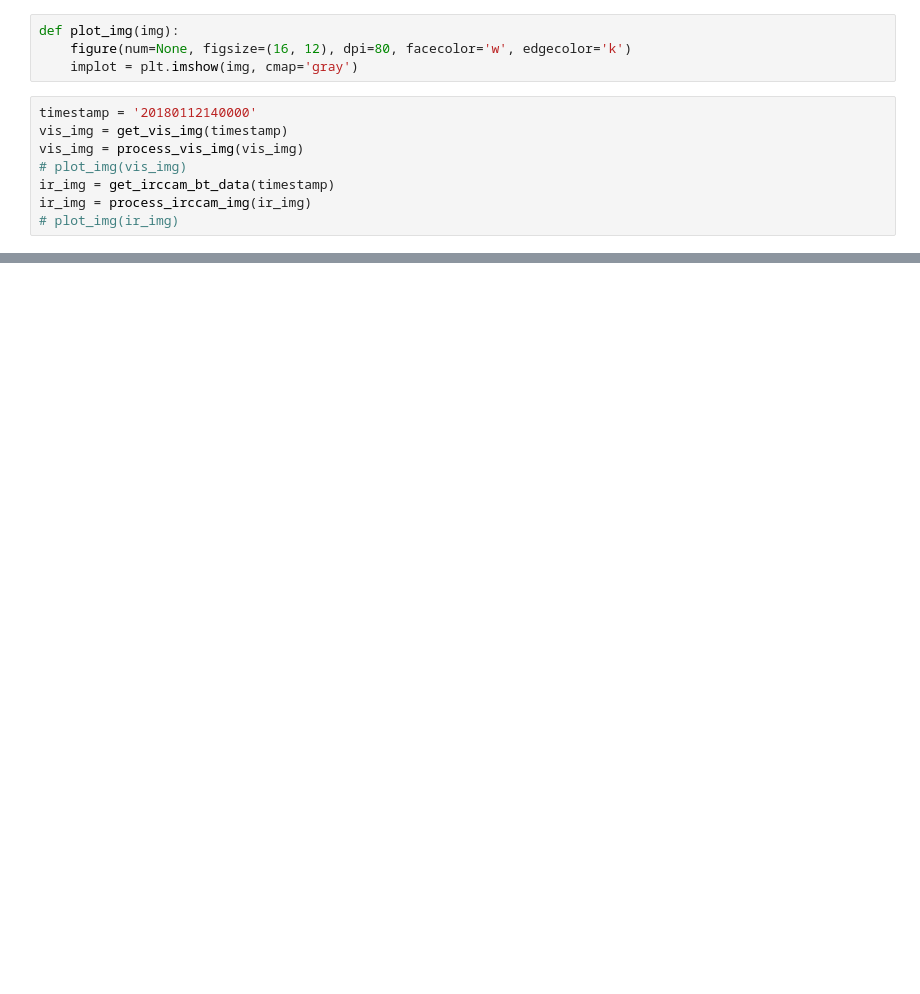
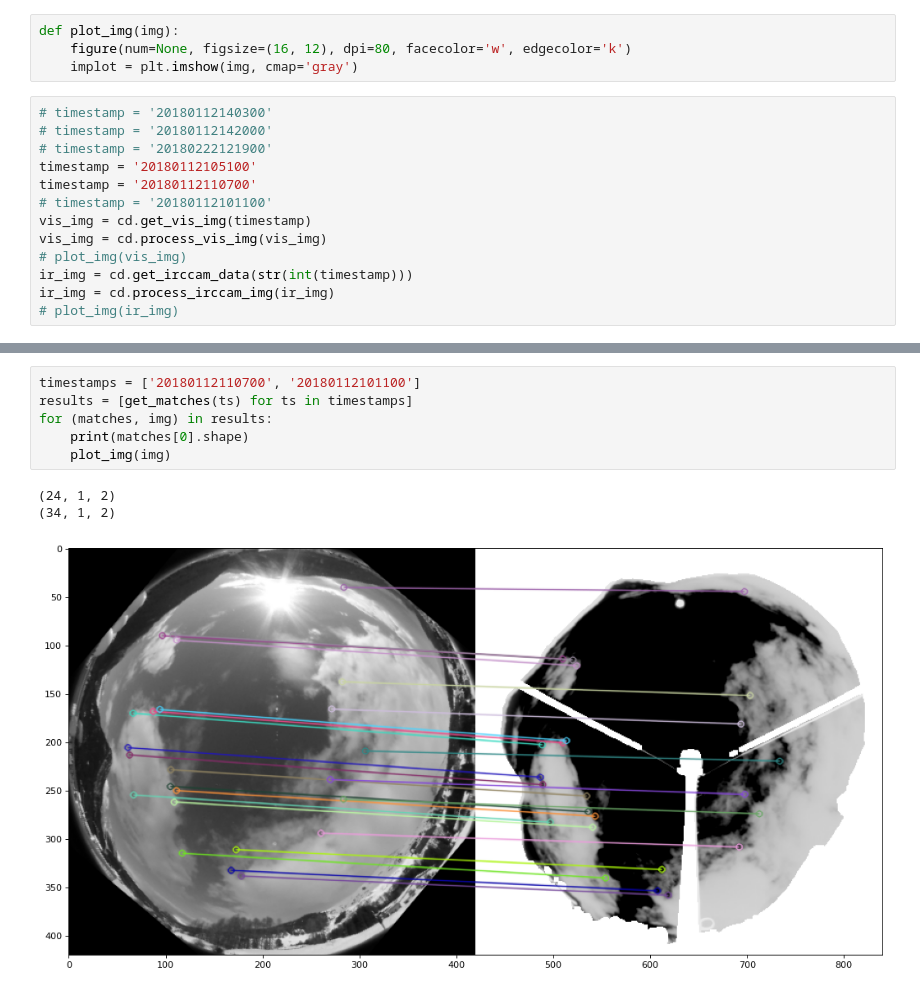
Before and after one commit to elrichgro/cloudseg, a Jupyter notebook: irccam/notebooks/transformation_matrix.ipynb, the cells around one changed output, grey strips where cells are left out. Saved outputs shown, nothing was run; the diff lists cells and outputs as text; blank space fills up the shorter version.

```diff
--- a/irccam/notebooks/transformation_matrix.ipynb
+++ b/irccam/notebooks/transformation_matrix.ipynb
@@ -17,11 +17,16 @@ def plot_img(img):
     figure(num=None, figsize=(16, 12), dpi=80, facecolor='w', edgecolor='k')
     implot = plt.imshow(img, cmap='gray')
 # %%
-timestamp = '20180112140000'
-vis_img = get_vis_img(timestamp)
-vis_img = process_vis_img(vis_img)
+# timestamp = '20180112140300'
+# timestamp = '20180112142000'
+# timestamp = '20180222121900'
+timestamp = '20180112105100'
+timestamp = '20180112110700'
+# timestamp = '20180112101100'
+vis_img = cd.get_vis_img(timestamp)
+vis_img = cd.process_vis_img(vis_img)
 # plot_img(vis_img)
-ir_img = get_irccam_bt_data(timestamp)
-ir_img = process_irccam_img(ir_img)
+ir_img = cd.get_irccam_data(str(int(timestamp)))
+ir_img = cd.process_irccam_img(ir_img)
 # plot_img(ir_img)
 # %%
@@ -63,0 +60,10 @@ print(len(mask.ravel().tolist()))
+# %%
+timestamps = ['20180112110700', '20180112101100']
+results = [get_matches(ts) for ts in timestamps]
+for (matches, img) in results:
+    print(matches[0].shape)
+    plot_img(img)
+# %% [output]
+(24, 1, 2)
+(34, 1, 2)
+[figure, added]
```
Also changed, not shown: parts of 7 cells of this notebook, 3 other files.
